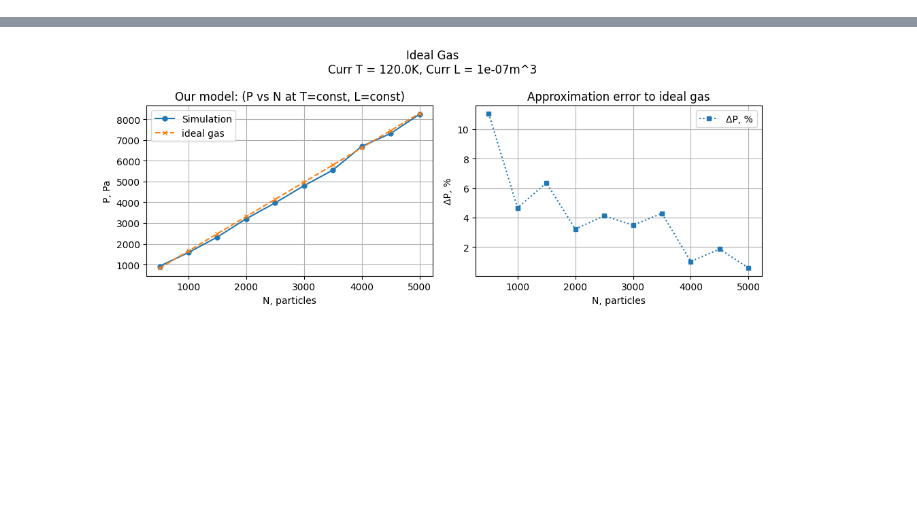
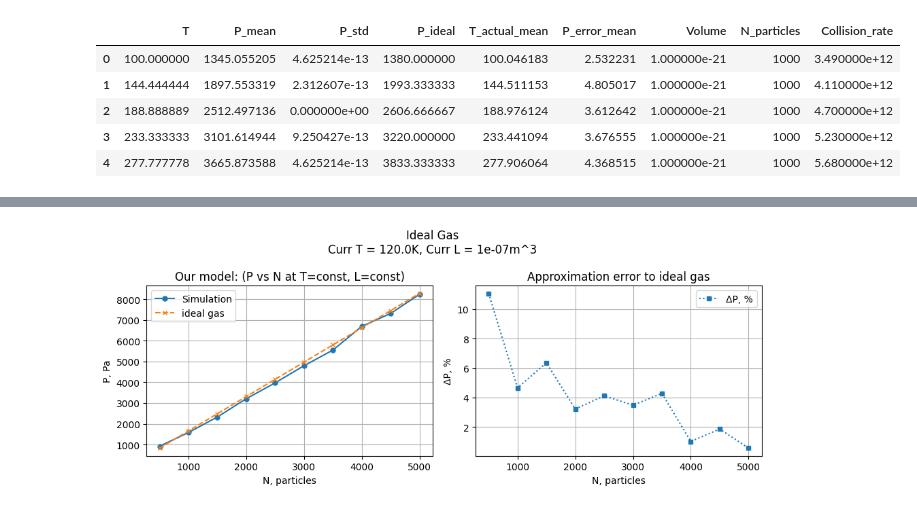
Before and after one commit to KKOKKOMO/Van-der-Waals-equation, a Jupyter notebook: compare_nootebok.ipynb, the cells around one changed output, grey strips where cells are left out. Saved outputs shown, nothing was run; the diff lists cells and outputs as text; code cells hidden in the pictures; blank space fills up the shorter version.

```diff
--- a/compare_nootebok.ipynb
+++ b/compare_nootebok.ipynb
@@ -25,0 +142,13 @@ seed=12345
+# %%
+ideal_model = GasSimulation3D(**{**common, **microparams['Ideal Gas']})
+
+T_values = np.linspace(100, 500, 10)
+
+df_ideal = sweep_T_with_replicates(ideal_model, T_values, n_repeats=30)
+# %% [output]
+|  | T | P_mean | P_std | P_ideal | T_actual_mean | P_error_mean | Volume | N_particles | Collision_rate |
+| 0 | 100.000000 | 1345.055205 | 4.625214e-13 | 1380.000000 | 100.046183 | 2.532231 | 1.000000e-21 | 1000 | 3.490000e+12 |
+| 1 | 144.444444 | 1897.553319 | 2.312607e-13 | 1993.333333 | 144.511153 | 4.805017 | 1.000000e-21 | 1000 | 4.110000e+12 |
+| 2 | 188.888889 | 2512.497136 | 0.000000e+00 | 2606.666667 | 188.976124 | 3.612642 | 1.000000e-21 | 1000 | 4.700000e+12 |
+| 3 | 233.333333 | 3101.614944 | 9.250427e-13 | 3220.000000 | 233.441094 | 3.676555 | 1.000000e-21 | 1000 | 5.230000e+12 |
+| 4 | 277.777778 | 3665.873588 | 4.625214e-13 | 3833.333333 | 277.906064 | 4.368515 | 1.000000e-21 | 1000 | 5.680000e+12 |
```
Also changed, not shown: parts of 9 cells of this notebook, 11 other files.
